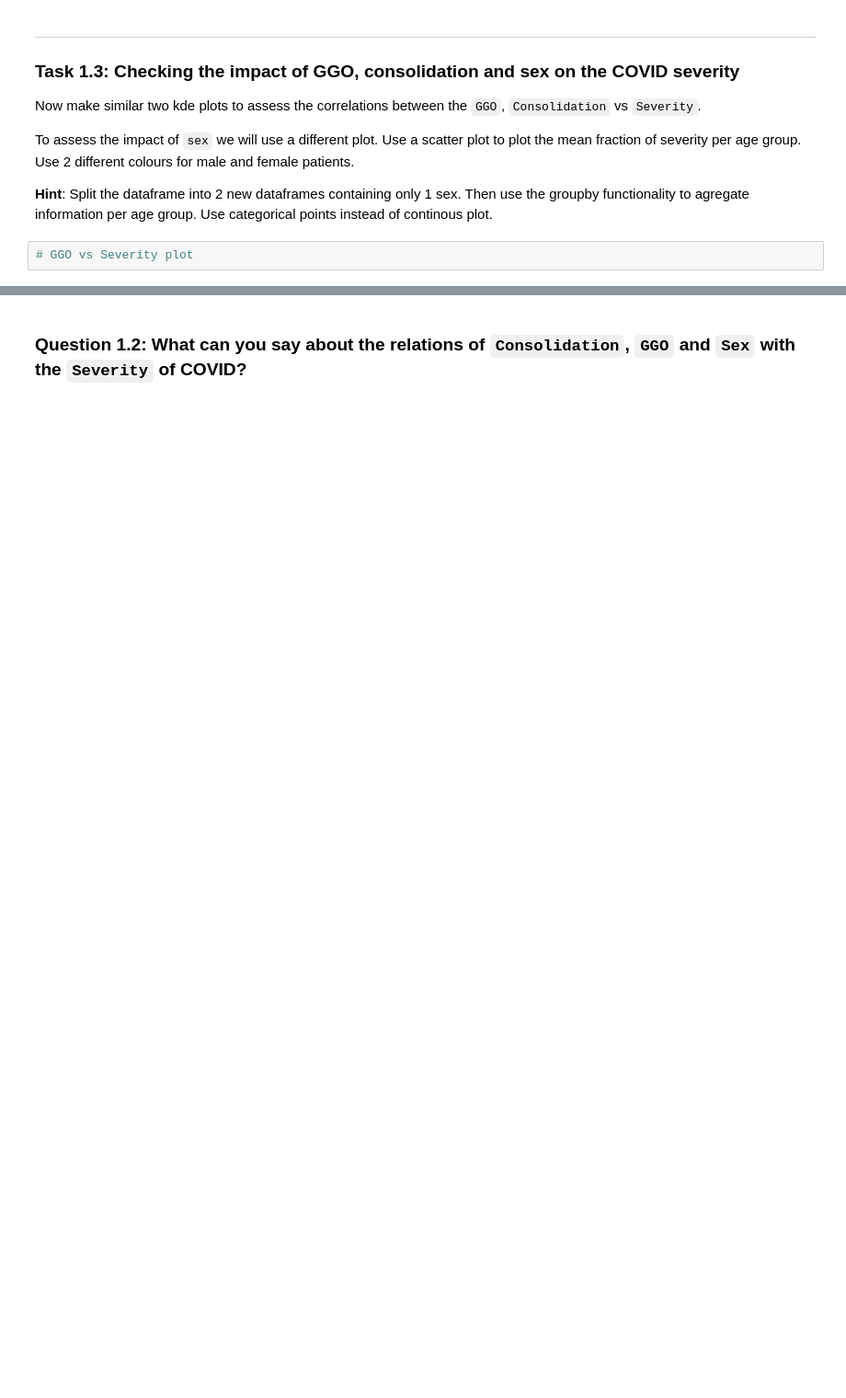
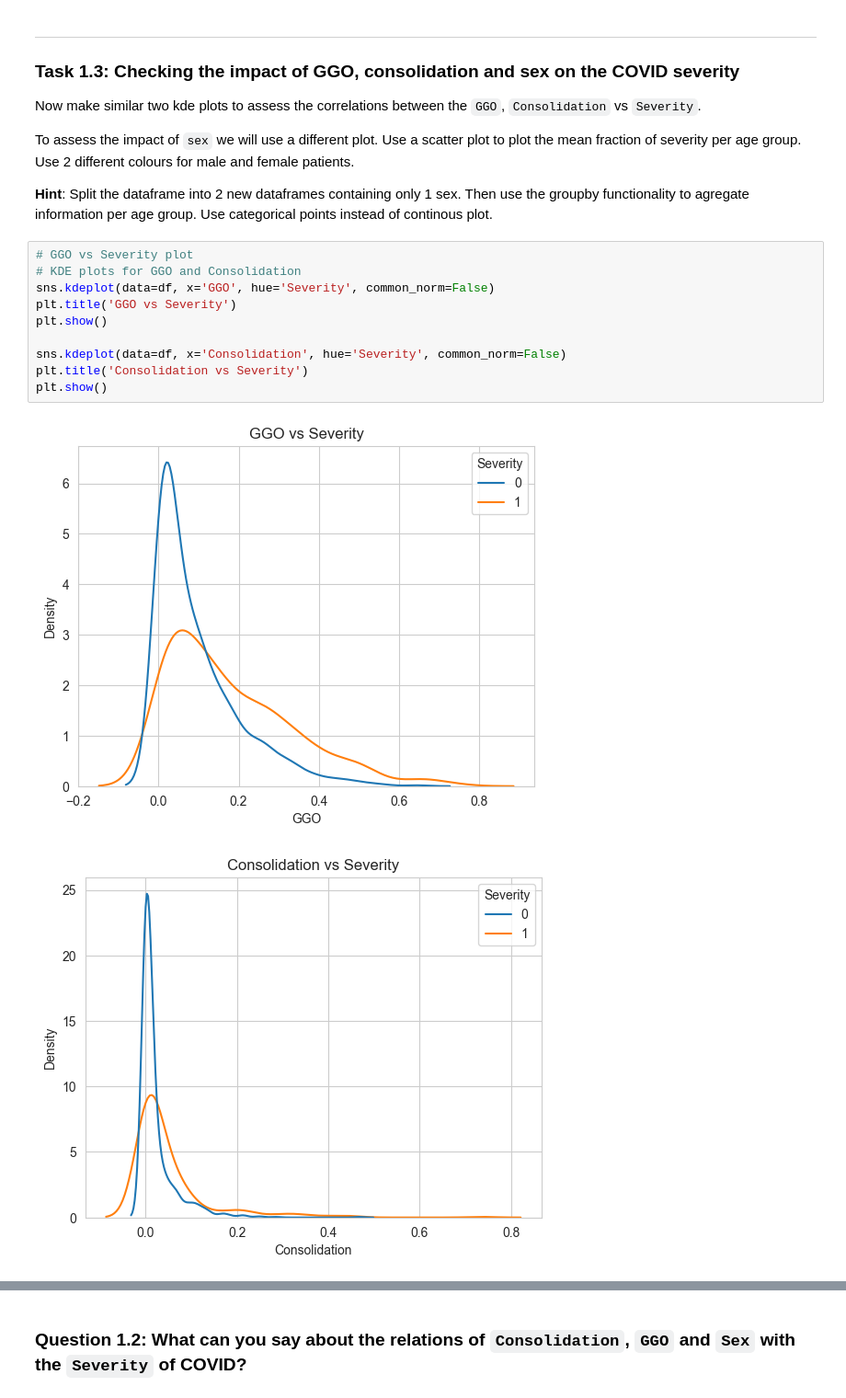
Before and after one commit to HosseinOutward/VUB-ACS-25_HIDSS, a Jupyter notebook: WPO3/WPO_3_Student.ipynb, the cells around one changed output, grey strips where cells are left out. Shown at 92% size. Saved outputs shown, nothing was run; the diff lists cells and outputs as text; blank space fills up the shorter version.

```diff
--- a/WPO3/WPO_3_Student.ipynb
+++ b/WPO3/WPO_3_Student.ipynb
@@ -84,5 +120,16 @@ Now make similar two kde plots to assess the correlations between the `GGO`, `Co
 To assess the impact of `sex`  we will use a different plot. Use a scatter plot to plot the mean fraction of severity per age group. Use 2 different colours for male and female patients.
 
 __Hint__: Split the dataframe into 2 new dataframes containing only 1 sex. Then use the groupby functionality to agregate information per age group. Use categorical points instead of continous plot.
-# %%
-# GGO vs Severity plot
+# %%
+# GGO vs Severity plot
+# KDE plots for GGO and Consolidation
+sns.kdeplot(data=df, x='GGO', hue='Severity', common_norm=False)
+plt.title('GGO vs Severity')
+plt.show()
+
+sns.kdeplot(data=df, x='Consolidation', hue='Severity', common_norm=False)
+plt.title('Consolidation vs Severity')
+plt.show()
+# %% [output]
+[figure, added]
+[figure, added]
```
Also changed, not shown: parts of 42 cells of this notebook.
